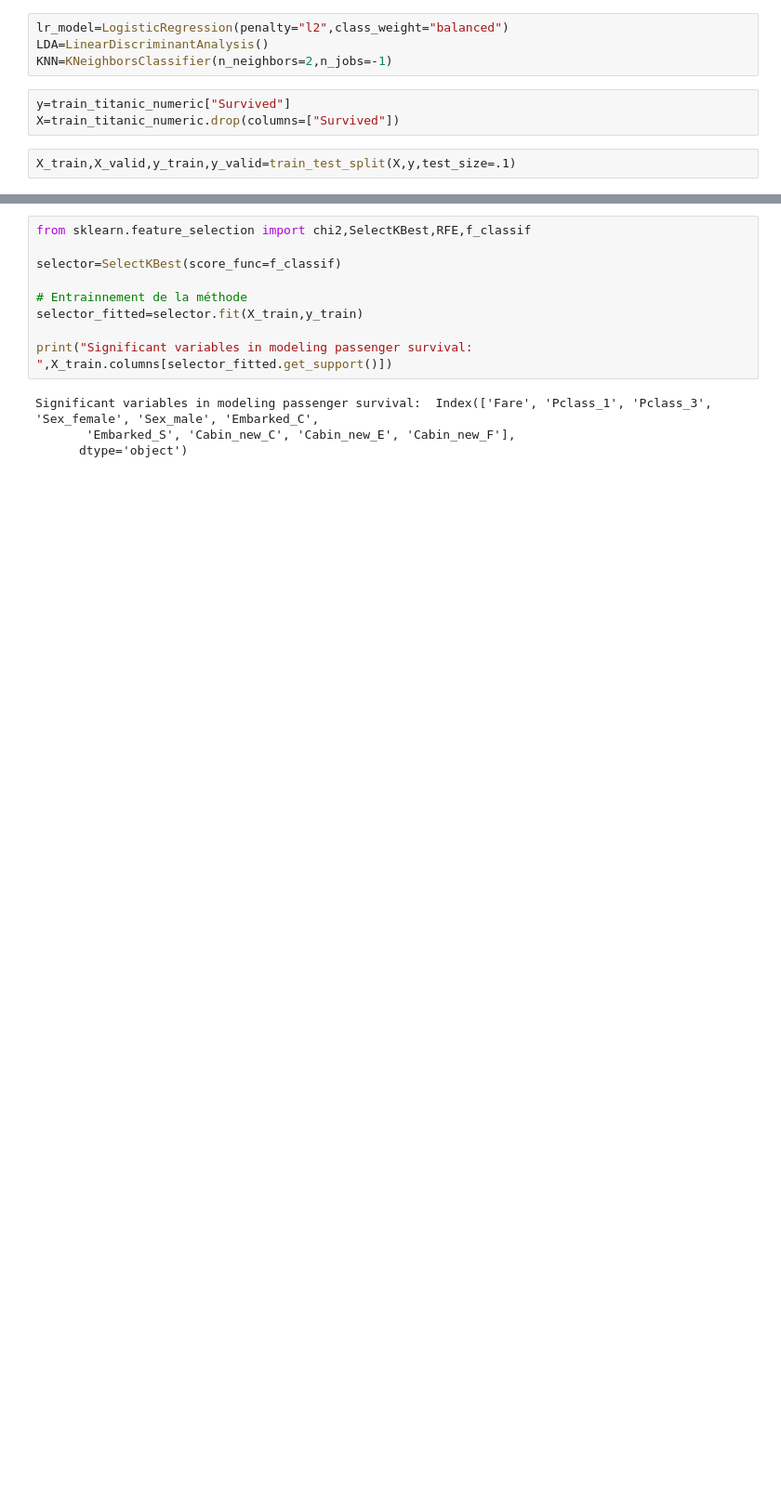
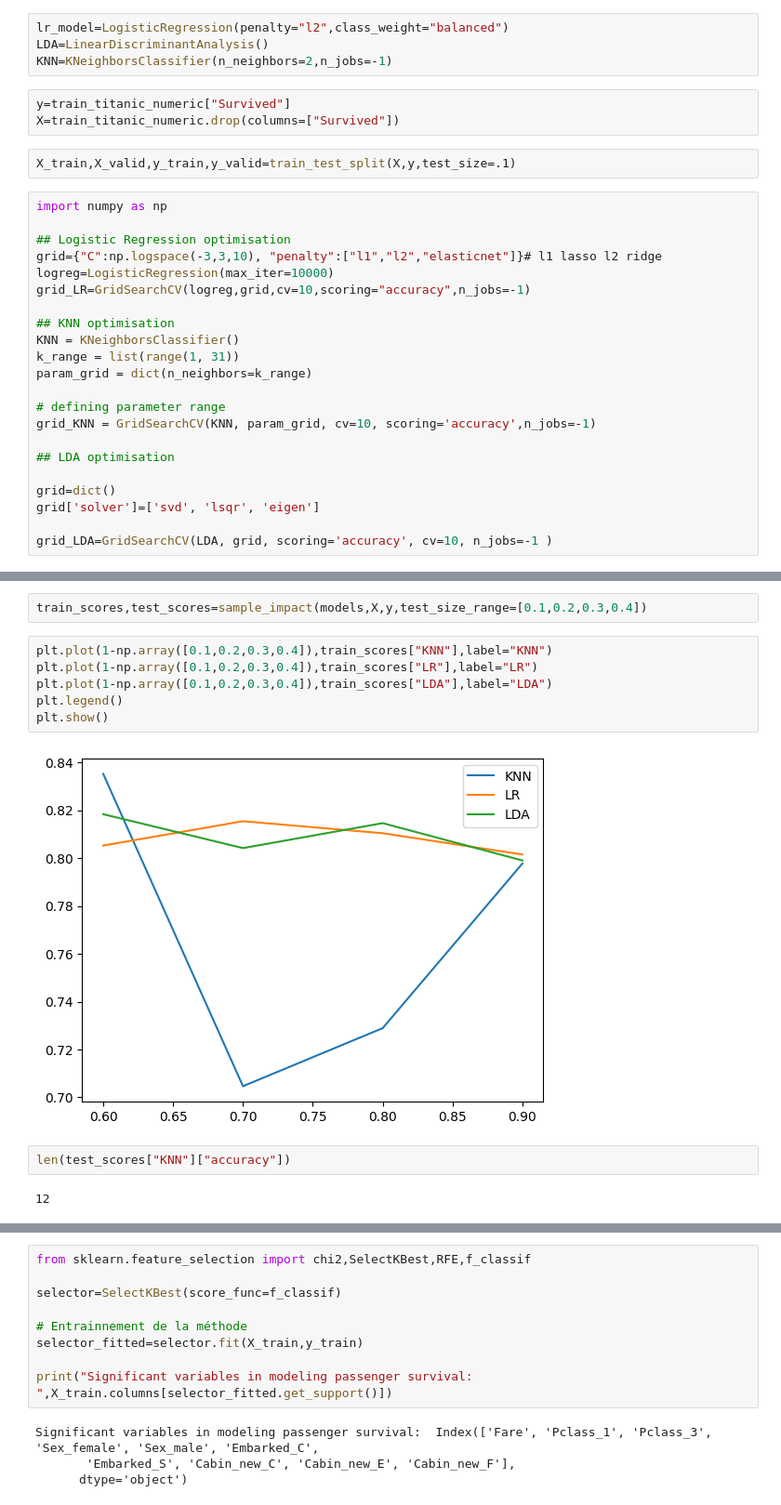
Before and after one commit to AdvancedGroupBootcamp/ai_marie_alex_moussa, a Jupyter notebook: MiniProject 3(Sample_Performance).ipynb, the cells around one changed output, grey strips where cells are left out. Shown: that part at 93% size. Drawn from its saved outputs; the diff is of its cells as text; blank space fills up the shorter version.

```diff
--- a/MiniProject 3(Sample_Performance).ipynb
+++ b/MiniProject 3(Sample_Performance).ipynb
@@ -146,4 +147,26 @@ y=train_titanic_numeric["Survived"]
 X=train_titanic_numeric.drop(columns=["Survived"])
 # %%
 X_train,X_valid,y_train,y_valid=train_test_split(X,y,test_size=.1)
+# %%
+import numpy as np
+
+## Logistic Regression optimisation
+grid={"C":np.logspace(-3,3,10), "penalty":["l1","l2","elasticnet"]}# l1 lasso l2 ridge
+logreg=LogisticRegression(max_iter=10000)
+grid_LR=GridSearchCV(logreg,grid,cv=10,scoring="accuracy",n_jobs=-1)
+
+## KNN optimisation
+KNN = KNeighborsClassifier()
+k_range = list(range(1, 31))
+param_grid = dict(n_neighbors=k_range)
+
+# defining parameter range
+grid_KNN = GridSearchCV(KNN, param_grid, cv=10, scoring='accuracy',n_jobs=-1)
+
+## LDA optimisation
+
+grid=dict()
+grid['solver']=['svd', 'lsqr', 'eigen']
+
+grid_LDA=GridSearchCV(LDA, grid, scoring='accuracy', cv=10, n_jobs=-1 )
 # %%
@@ -154,0 +231,14 @@ def sample_impact(X,y,test_size_range=):
+# %%
+train_scores,test_scores=sample_impact(models,X,y,test_size_range=[0.1,0.2,0.3,0.4])
+# %%
+plt.plot(1-np.array([0.1,0.2,0.3,0.4]),train_scores["KNN"],label="KNN")
+plt.plot(1-np.array([0.1,0.2,0.3,0.4]),train_scores["LR"],label="LR")
+plt.plot(1-np.array([0.1,0.2,0.3,0.4]),train_scores["LDA"],label="LDA")
+plt.legend()
+plt.show()
+# %% [output]
+[figure, added]
+# %%
+len(test_scores["KNN"]["accuracy"])
+# %% [output]
+12
```
Also changed, not shown: parts of 3 cells of this notebook.
